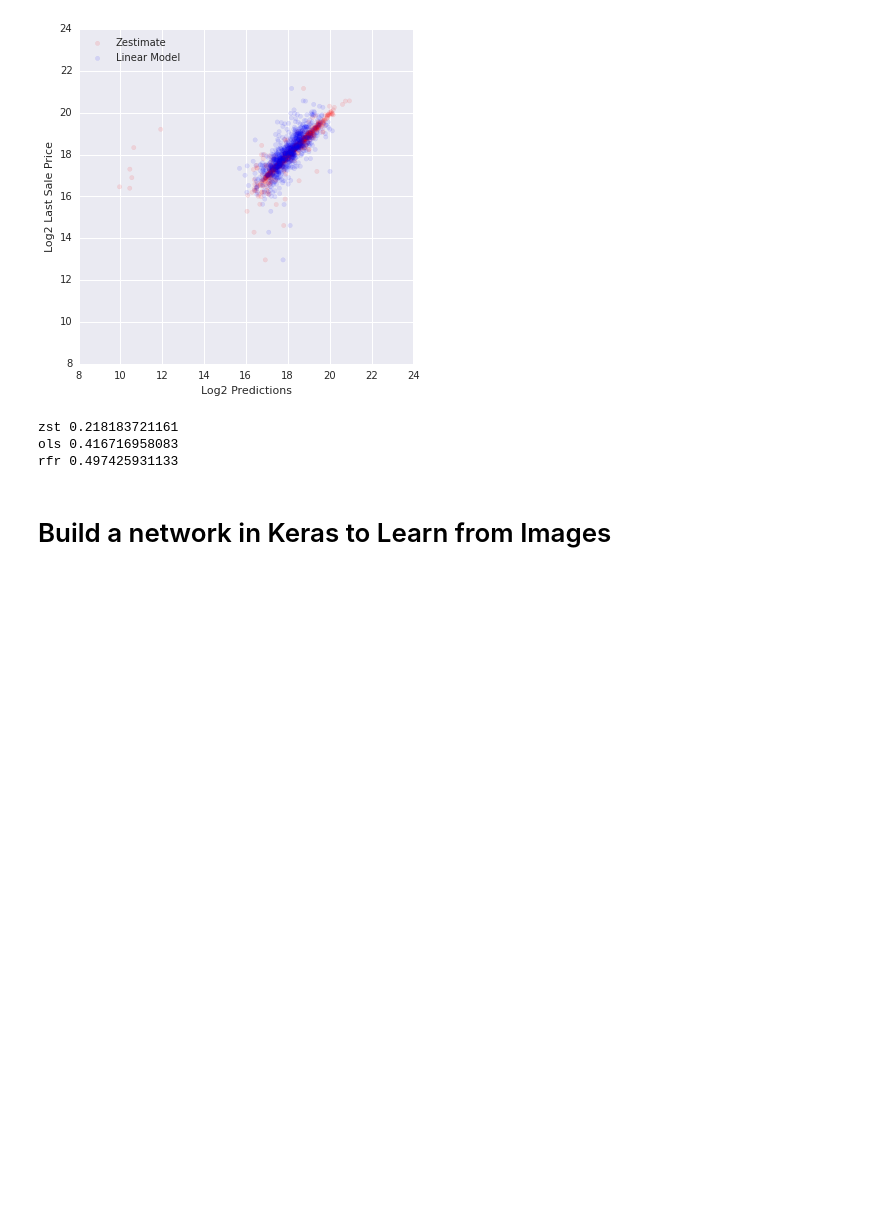
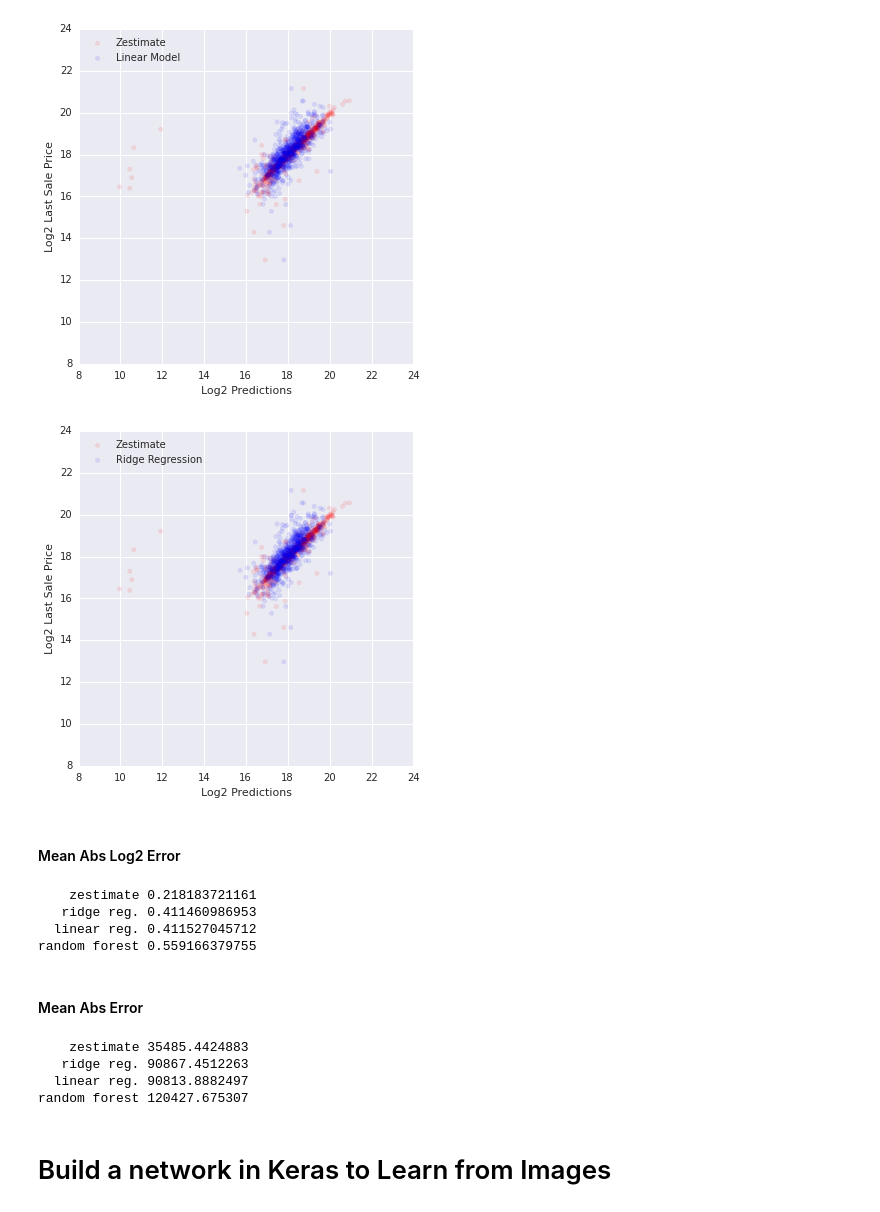
Before and after one commit to jeffschecter/sandbox, a Jupyter notebook: zillow/zillow.ipynb, the cells around one changed output. Drawn from its saved outputs; the diff is of its cells as text; code cells hidden in the pictures; blank space fills up the shorter version.

Commit message:
ridge

```diff
--- a/zillow/zillow.ipynb
+++ b/zillow/zillow.ipynb
@@ -119,14 +119,51 @@ plt.legend(loc="upper left")
 plt.show()
 # %% [output]
 [figure]
+# %%
+rr = linear_model.Ridge()
+rr.fit(vf[train_ixs], np.log2(train_df.last_sold))
+
+rr_preds = rr.predict(vf[test_ixs])
+
+figsize(6, 6)
+plt.scatter(
+    np.log2(df.zestimate[test_ixs]), np.log2(df.last_sold[test_ixs]),
+    color="red", label="Zestimate", alpha=0.1)
+plt.scatter(
+    rr_preds, np.log2(df.last_sold[test_ixs]),
+    color="blue", label="Ridge Regression", alpha=0.1)
+plt.xlabel("Log2 Predictions")
+plt.ylabel("Log2 Last Sale Price")
+plt.xlim(8, 24)
+plt.ylim(8, 24)
+plt.legend(loc="upper left")
+plt.show()
+# %% [output]
+[figure, added]
+# %% [markdown]
+#### Mean Abs Log2 Error
 # %%
-print "zst", (np.log2(test_df.zestimate) - np.log2(test_df.last_sold)).abs().mean()
-print "ols", (olsr_preds - np.log2(test_df.last_sold)).abs().mean()
-print "rfr", (rfr_preds - np.log2(test_df.last_sold)).abs().mean()
+print "    zestimate", (np.log2(test_df.zestimate) - np.log2(test_df.last_sold)).abs().mean()
+print "   ridge reg.", (rr_preds - np.log2(test_df.last_sold)).abs().mean()
+print "  linear reg.", (olsr_preds - np.log2(test_df.last_sold)).abs().mean()
+print "random forest", (rfr_preds - np.log2(test_df.last_sold)).abs().mean()
 # %% [output]
-zst 0.218183721161
-ols 0.416716958083
-rfr 0.497425931133
+    zestimate 0.218183721161
+   ridge reg. 0.411460986953
+  linear reg. 0.411527045712
+random forest 0.559166379755
+# %% [markdown]
+#### Mean Abs Error
+# %%
+print "    zestimate", (test_df.zestimate - test_df.last_sold).abs().mean()
+print "   ridge reg.", (np.exp2(rr_preds) - test_df.last_sold).abs().mean()
+print "  linear reg.", (np.exp2(olsr_preds) - test_df.last_sold).abs().mean()
+print "random forest", (np.exp2(rfr_preds) - test_df.last_sold).abs().mean()
+# %% [output]
+    zestimate 35485.4424883
+   ridge reg. 90867.4512263
+  linear reg. 90813.8882497
+random forest 120427.675307
 # %% [markdown]
 # Build a network in Keras to Learn from Images
 # %%
```
Also changed, not shown: parts of 10 cells of this notebook, 1 other file.
